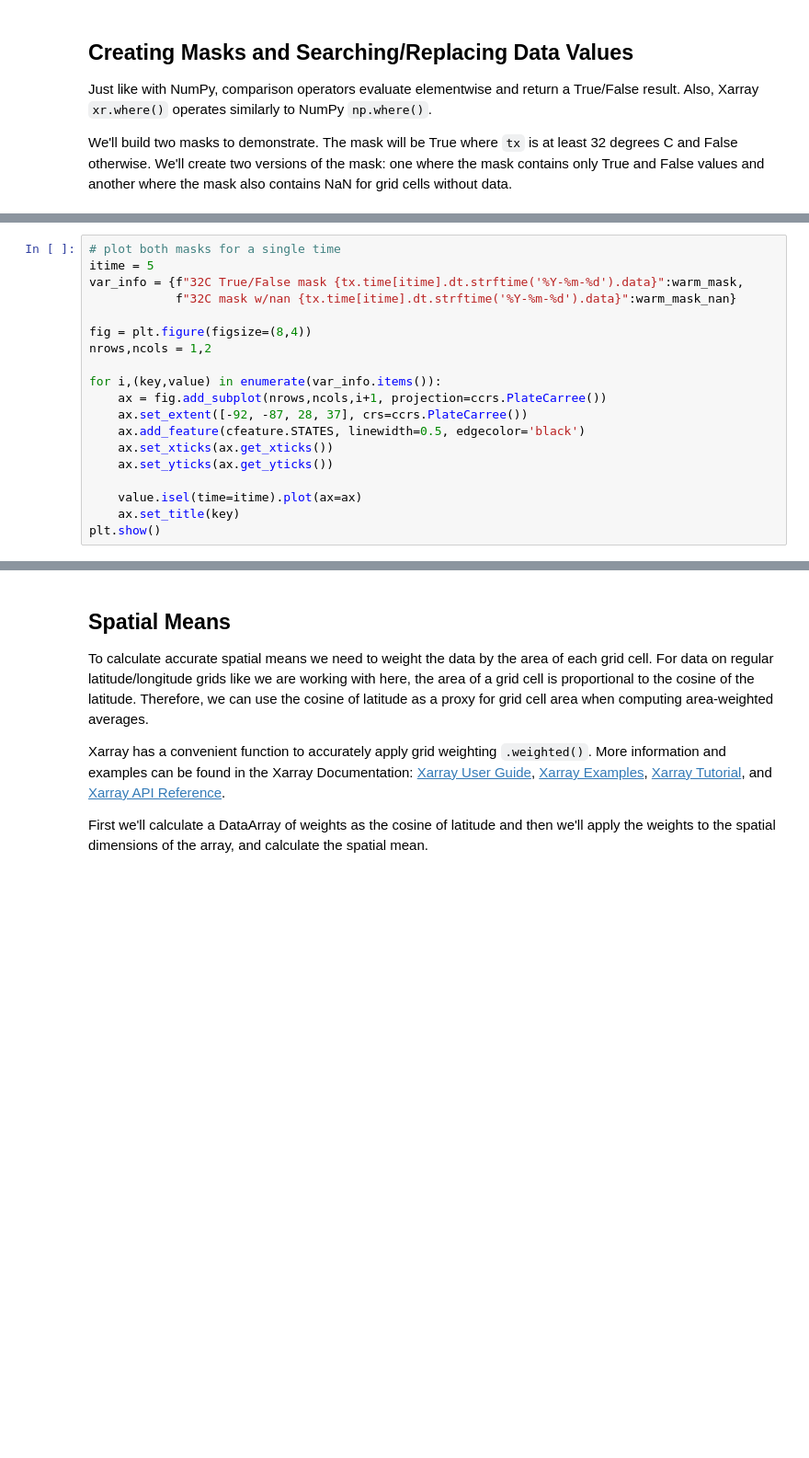
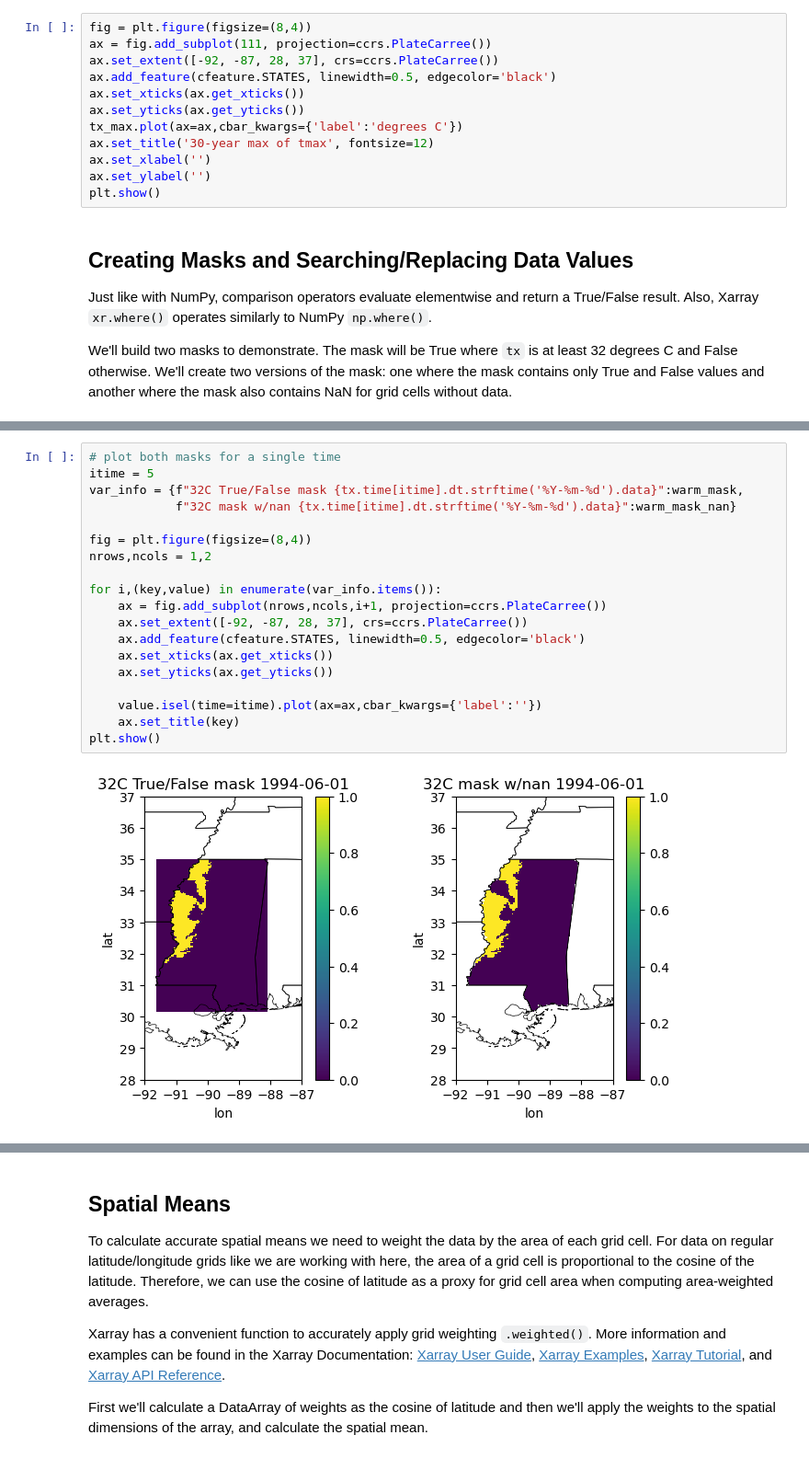
Before and after one commit to kerriegeil/DEV_canvas_beginner_py, a Jupyter notebook: IntroToXarray.ipynb, the cells around one changed output, grey strips where cells are left out. Shown at 92% size. Cells and saved outputs as stored; diff of their text form; blank space fills up the shorter version.

```diff
--- a/IntroToXarray.ipynb
+++ b/IntroToXarray.ipynb
@@ -1161,3 +823,15 @@ plt.show()
+# %%
+fig = plt.figure(figsize=(8,4))
+ax = fig.add_subplot(111, projection=ccrs.PlateCarree())
+ax.set_extent([-92, -87, 28, 37], crs=ccrs.PlateCarree())
+ax.add_feature(cfeature.STATES, linewidth=0.5, edgecolor='black')
+ax.set_xticks(ax.get_xticks())
+ax.set_yticks(ax.get_yticks())
+tx_max.plot(ax=ax,cbar_kwargs={'label':'degrees C'})
+ax.set_title('30-year max of tmax', fontsize=12)
+ax.set_xlabel('')
+ax.set_ylabel('')
+plt.show()
 # %% [markdown]
 ## Creating Masks and Searching/Replacing Data Values
 
@@ -1175,19 +852,21 @@ print(warm_mask_nan.sizes)
 # %%
 # plot both masks for a single time
 itime = 5
 var_info = {f"32C True/False mask {tx.time[itime].dt.strftime('%Y-%m-%d').data}":warm_mask,
             f"32C mask w/nan {tx.time[itime].dt.strftime('%Y-%m-%d').data}":warm_mask_nan}
 
 fig = plt.figure(figsize=(8,4))
 nrows,ncols = 1,2
 
 for i,(key,value) in enumerate(var_info.items()):
     ax = fig.add_subplot(nrows,ncols,i+1, projection=ccrs.PlateCarree())
     ax.set_extent([-92, -87, 28, 37], crs=ccrs.PlateCarree())
     ax.add_feature(cfeature.STATES, linewidth=0.5, edgecolor='black')
     ax.set_xticks(ax.get_xticks())
     ax.set_yticks(ax.get_yticks())
 
-    value.isel(time=itime).plot(ax=ax)
+    value.isel(time=itime).plot(ax=ax,cbar_kwargs={'label':''})
     ax.set_title(key)
 plt.show()
+# %% [output]
+[figure, added]
```
Also changed, not shown: parts of 107 cells of this notebook.
